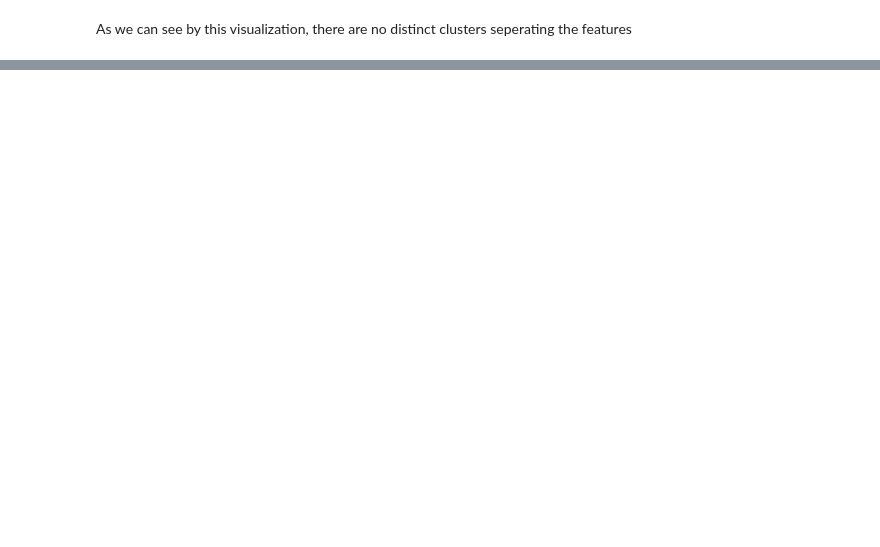
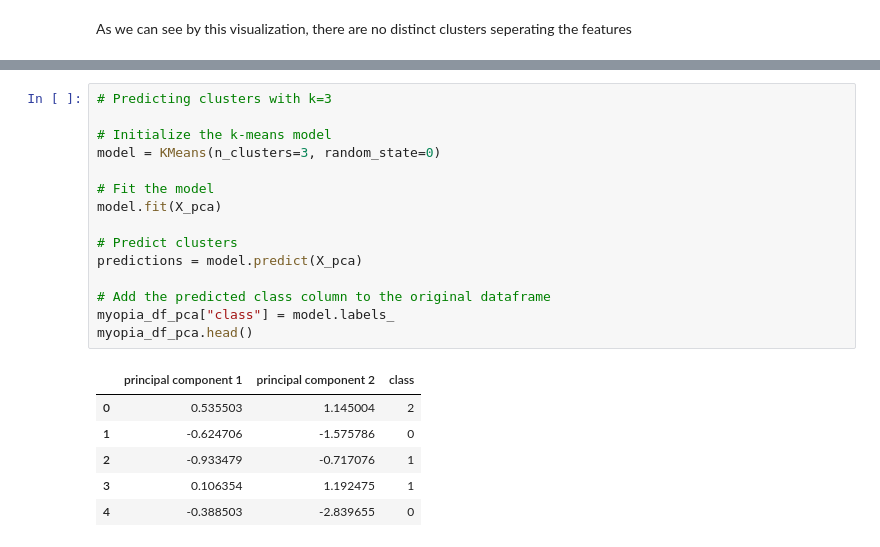
Before and after one commit to randiesinclair/unsupervised-machine-learning-challenge, a Jupyter notebook: UML_challenge.ipynb, the cells around one changed output, grey strips where cells are left out. Drawn from its saved outputs; the diff is of its cells as text; blank space fills up the shorter version.

```diff
--- a/UML_challenge.ipynb
+++ b/UML_challenge.ipynb
@@ -105,0 +135,22 @@ plt.show()
+# %%
+# Predicting clusters with k=3
+
+# Initialize the k-means model
+model = KMeans(n_clusters=3, random_state=0)
+
+# Fit the model
+model.fit(X_pca)
+
+# Predict clusters
+predictions = model.predict(X_pca)
+
+# Add the predicted class column to the original dataframe
+myopia_df_pca["class"] = model.labels_
+myopia_df_pca.head()
+# %% [output]
+|  | principal component 1 | principal component 2 | class |
+| 0 | 0.535503 | 1.145004 | 2 |
+| 1 | -0.624706 | -1.575786 | 0 |
+| 2 | -0.933479 | -0.717076 | 1 |
+| 3 | 0.106354 | 1.192475 | 1 |
+| 4 | -0.388503 | -2.839655 | 0 |
```
Also changed, not shown: parts of 8 cells of this notebook.
